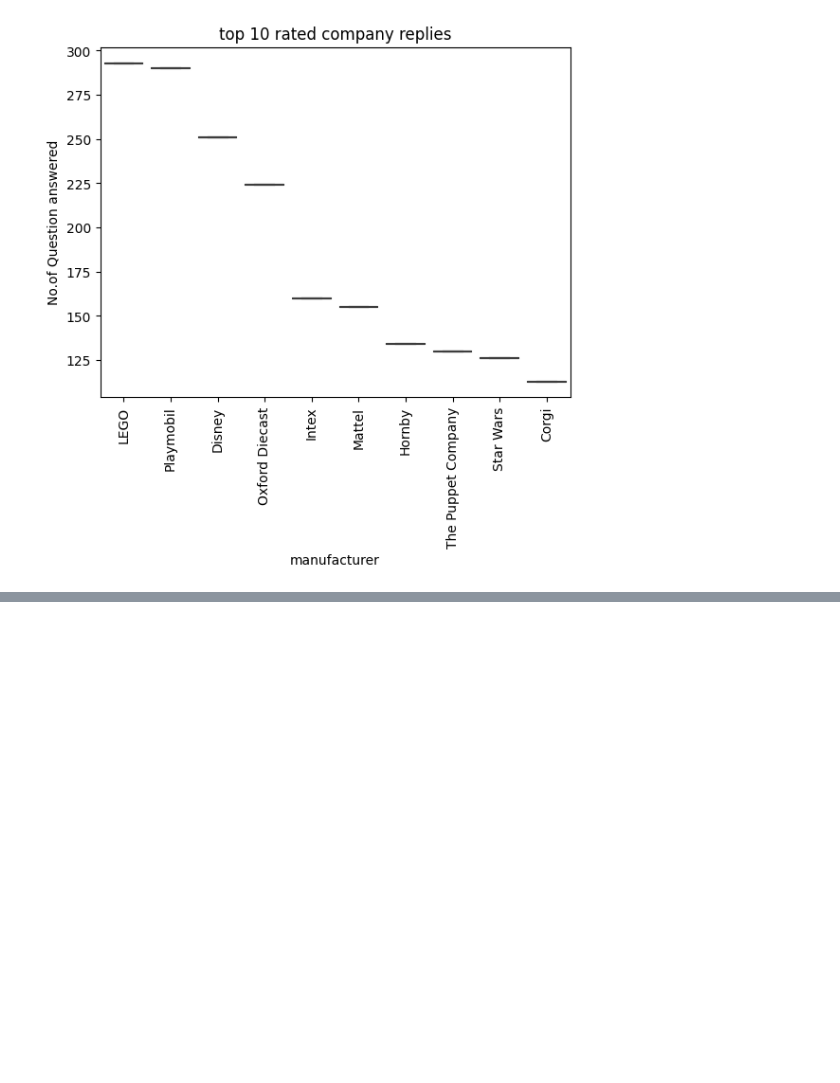
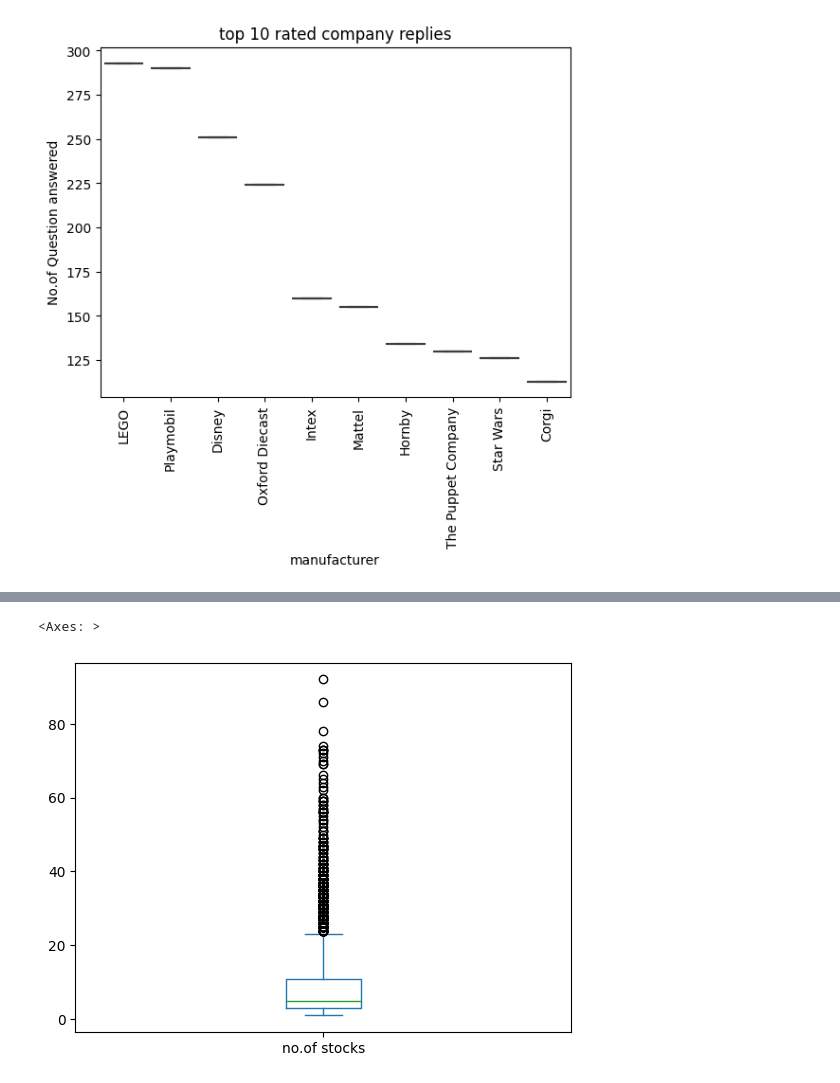
Before and after one commit to AryanAbhale/Task1, a Jupyter notebook: Aryan abhale.ipynb, the cells around one changed output, grey strips where cells are left out. Cells and saved outputs as stored; diff of their text form; code cells hidden in the pictures; blank space fills up the shorter version.

```diff
--- a/Aryan abhale.ipynb
+++ b/Aryan abhale.ipynb
@@ -563,0 +634,5 @@ df.to_csv('filtered.csv')
+# %%
+df['no.of stocks'].plot(kind='box')
+# %% [output]
+<Axes: >
+[figure, added]
```
Also changed, not shown: parts of 27 cells of this notebook.
